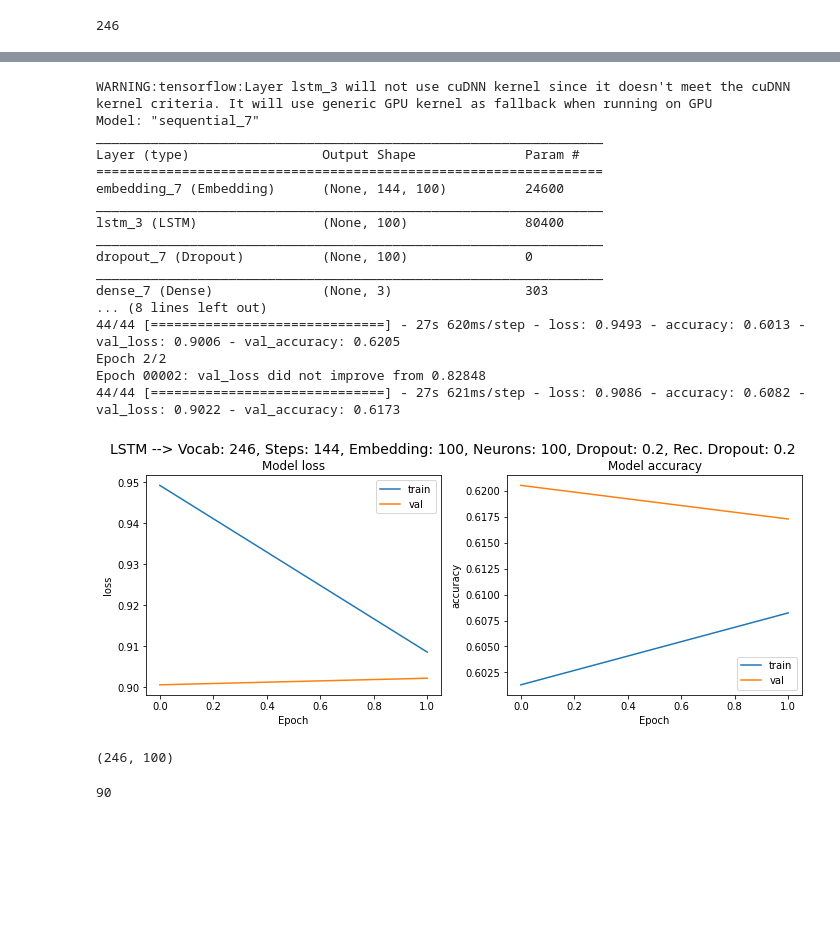
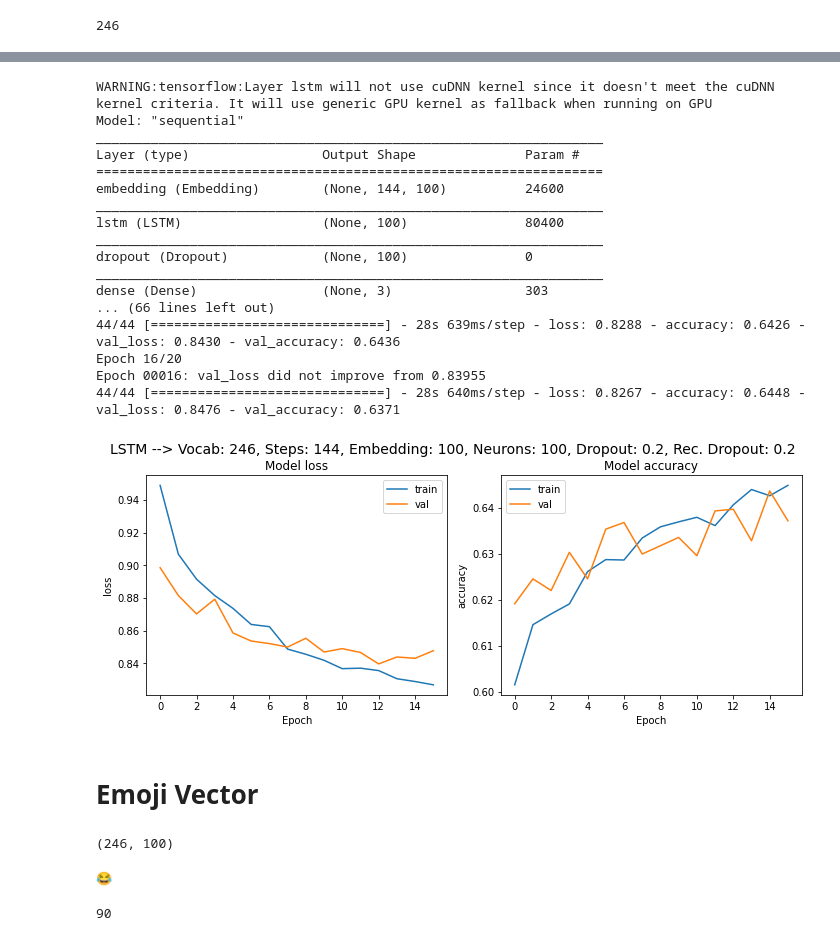
Before and after one commit to ngupta23/ds7337_nlp, a Jupyter notebook: Exams/finals/NGupta_question1_unigram.ipynb, the cells around one changed output, grey strips where cells are left out. Cells and saved outputs as stored; diff of their text form; code cells hidden in the pictures; blank space fills up the shorter version.

```diff
--- a/Exams/finals/NGupta_question1_unigram.ipynb
+++ b/Exams/finals/NGupta_question1_unigram.ipynb
@@ -22,5 +36,5 @@ KeyboardInterrupt: ignored
 # %%
-data = pd.read_csv(URL) #, encoding='latin-1')
+data = pd.read_csv(filename) #, encoding='latin-1')
 data.info()
 # %% [output]
 <class 'pandas.core.frame.DataFrame'>
@@ -228,10 +221,10 @@ def encode_decode_check(original_review):
   print(f"Encoded Review: {encoded_review}")
   decoded_review = decode_review(encoded_review)
   print(f"Decoded Review: {decoded_review}")
-  same = decoded_review == original_review
-  print(f"Decoded = Original: {same}")
+  # same = decoded_review == original_review
+  # print(f"Decoded = Original: {same}")
 # %%
-random_train_reviews = X_train[np.random.choice(len(data), 5)]
+random_train_reviews = X_train[np.random.choice(len(X_train), 5)]
 random_train_reviews
 
 for review in random_train_reviews:
@@ -370,8 +371,8 @@ def plot_metrics(history: tf.python.keras.callbacks.History, metrics: List[str]
   _ = plt.show
 # %%
 from tensorflow.keras.callbacks import EarlyStopping
-# If validation error does not improve for 10 epochs, then terminate the training
-es = EarlyStopping(min_delta=0,patience=10)
+# If validation error does not improve for 'patience' epochs, then terminate the training
+es = EarlyStopping(min_delta=0,patience=3)
 # %%
 # import other libs as needed for building model
 from tensorflow.keras.callbacks import ModelCheckpoint
@@ -488,35 +496,35 @@ def create_gru_model(vocabulary_size: int, time_steps: int, embedding_size: int,
 # %%
 vocabulary_size = vocabulary_size
 embedding_size = 100
 time_steps = time_steps
 num_neuron = 100
 dropout = 0.2
 recurrent_dropout = 0.2
-EPOCHS = 2
+EPOCHS = 20
 
 # Build Model and Train
 model = create_lstm_model(vocabulary_size=vocabulary_size, embedding_size=embedding_size, time_steps=time_steps, num_classes=3, num_neuron=num_neuron, dropout=dropout, recurrent_dropout=recurrent_dropout)
 print(model.summary())
 history = model.fit(X_train_encoded, y_train, validation_data=(X_test_encoded, y_test), epochs=EPOCHS, batch_size=256, callbacks=[es, checkpoint])
 plot_metrics(history,
              metrics=['loss', 'accuracy'],
              title = f"LSTM --> Vocab: {vocabulary_size}, Steps: {time_steps}, Embedding: {embedding_size}, Neurons: {num_neuron}, Dropout: {round(dropout,2)}, Rec. Dropout: {round(recurrent_dropout,2)}")
 # %% [output]
-WARNING:tensorflow:Layer lstm_3 will not use cuDNN kernel since it doesn't meet the cuDNN kernel criteria. It will use generic GPU kernel as fallback when running on GPU
-Model: "sequential_7"
+WARNING:tensorflow:Layer lstm will not use cuDNN kernel since it doesn't meet the cuDNN kernel criteria. It will use generic GPU kernel as fallback when running on GPU
+Model: "sequential"
 _________________________________________________________________
 Layer (type)                 Output Shape              Param #
 =================================================================
-embedding_7 (Embedding)      (None, 144, 100)          24600
+embedding (Embedding)        (None, 144, 100)          24600
 _________________________________________________________________
-lstm_3 (LSTM)                (None, 100)               80400
+lstm (LSTM)                  (None, 100)               80400
 _________________________________________________________________
-dropout_7 (Dropout)          (None, 100)               0
+dropout (Dropout)            (None, 100)               0
 _________________________________________________________________
-dense_7 (Dense)              (None, 3)                 303
-... (8 lines left out)
-44/44 [==============================] - 27s 620ms/step - loss: 0.9493 - accuracy: 0.6013 - val_loss: 0.9006 - val_accuracy: 0.6205
-Epoch 2/2
-Epoch 00002: val_loss did not improve from 0.82848
-44/44 [==============================] - 27s 621ms/step - loss: 0.9086 - accuracy: 0.6082 - val_loss: 0.9022 - val_accuracy: 0.6173
+dense (Dense)                (None, 3)                 303
+... (66 lines left out)
+44/44 [==============================] - 28s 639ms/step - loss: 0.8288 - accuracy: 0.6426 - val_loss: 0.8430 - val_accuracy: 0.6436
+Epoch 16/20
+Epoch 00016: val_loss did not improve from 0.83955
+44/44 [==============================] - 28s 640ms/step - loss: 0.8267 - accuracy: 0.6448 - val_loss: 0.8476 - val_accuracy: 0.6371
-[figure, old version]
+[figure, new version]
@@ -523,9 +534,19 @@ Epoch 00002: val_loss did not improve from 0.82848
+# %% [markdown]
+# Emoji Vector
 # %%
 all_weights = history.model.get_weights()
 embeddings = all_weights[0]
 embeddings.shape
 # %% [output]
 (246, 100)
+# %%
+emoji = None
+for (char, num_occurance) in fdist.most_common():
+  if num_occurance == 95:
+    emoji = char
+print(emoji)
+# %% [output]
+😂
 # %%
 emoji_index = word_index[emoji]
 emoji_index
```
Also changed, not shown: parts of 41 cells of this notebook.
